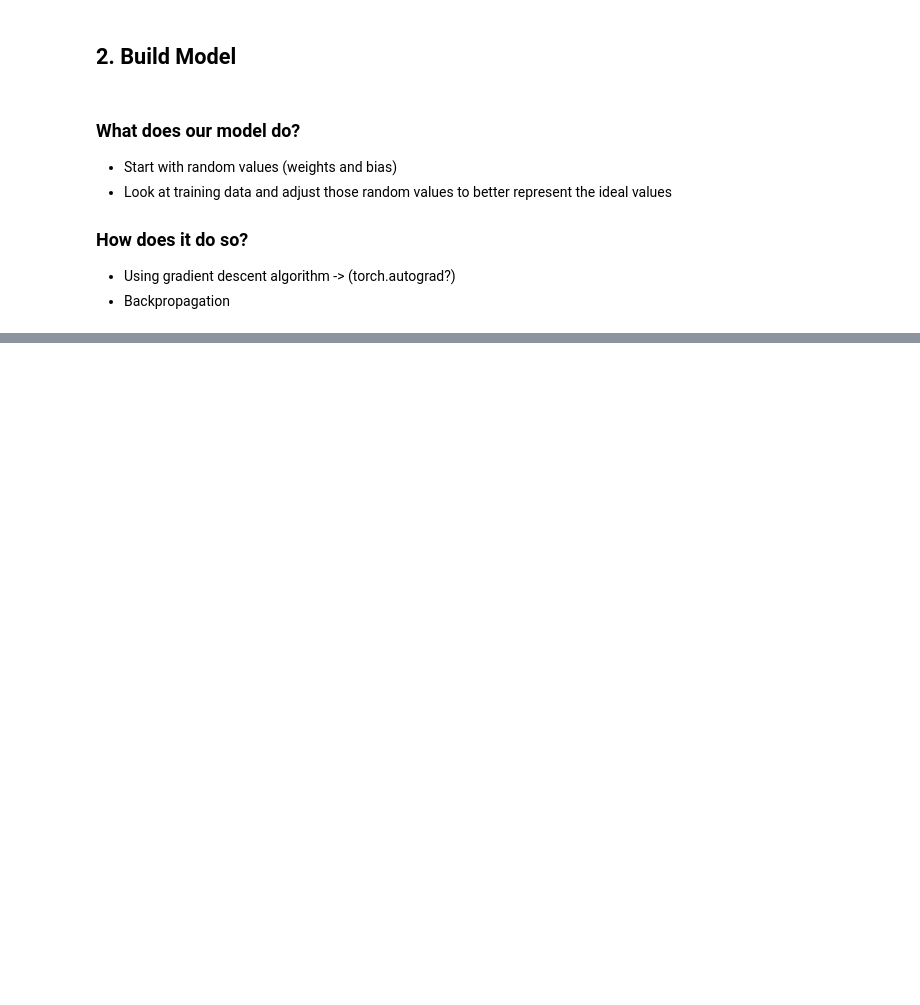
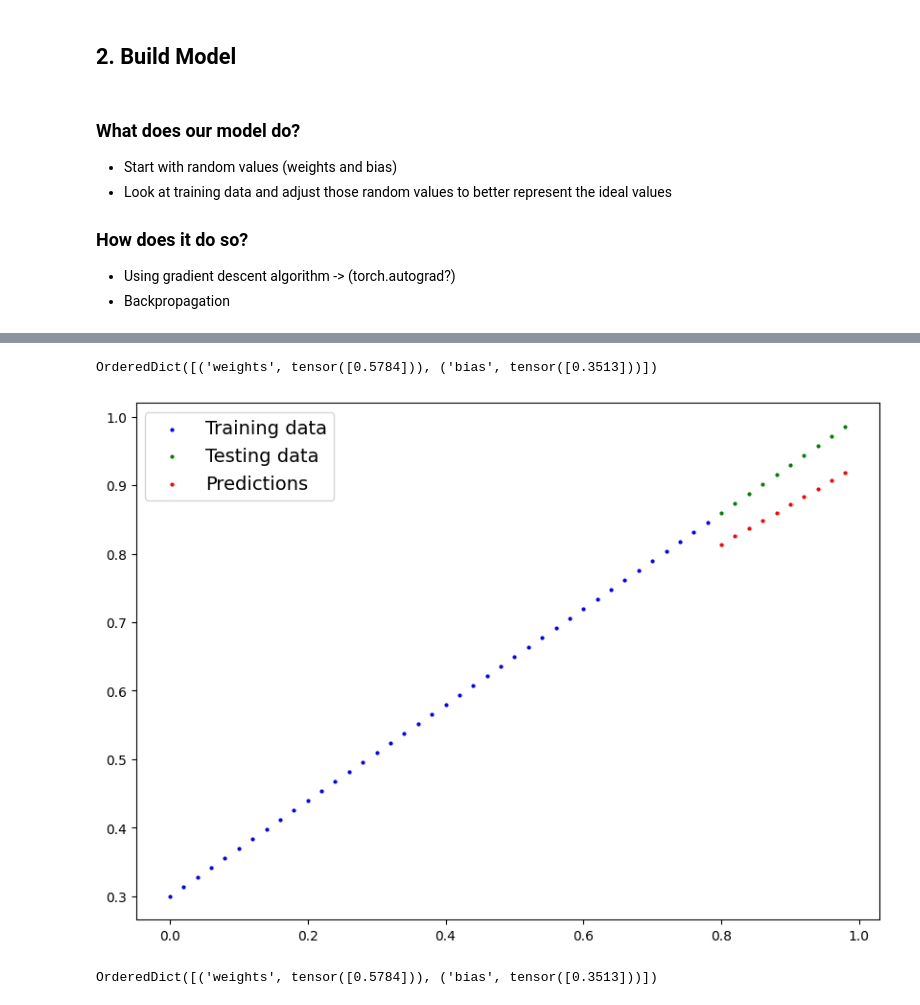
Before and after one commit to tishakbhavsar/practising-pytorch, a Jupyter notebook: 01_pytorch_workflow.ipynb, the cells around one changed output, grey strips where cells are left out. Drawn from its saved outputs; the diff is of its cells as text; code cells hidden in the pictures; blank space fills up the shorter version.

```diff
--- a/01_pytorch_workflow.ipynb
+++ b/01_pytorch_workflow.ipynb
@@ -136,0 +236,8 @@ class LinearRegressionModel(nn.Module):
+# %%
+# Set up a loss function
+loss_fn = nn.L1Loss() #- mae
+
+# Set up an optimizer - works with loss function, to reduce loss function
+
+# we use SGD - Stochastic Gradient Descent #lr - hyperparam
+optimizer = torch.optim.SGD(params = model_0.parameters(), lr=0.01)
@@ -136,0 +327,11 @@ class LinearRegressionModel(nn.Module):
+# %%
+model_0.state_dict()
+# %% [output]
+OrderedDict([('weights', tensor([0.5784])), ('bias', tensor([0.3513]))])
+# %%
+with torch.inference_mode():
+  y_preds_new = model_0(X_test)
+
+plot_predictions(predictions=y_preds_new)
+# %% [output]
+[figure, added]
@@ -136,0 +340,4 @@ class LinearRegressionModel(nn.Module):
+# %%
+model_0.state_dict()
+# %% [output]
+OrderedDict([('weights', tensor([0.5784])), ('bias', tensor([0.3513]))])
```
Also changed, not shown: parts of 52 cells of this notebook.
